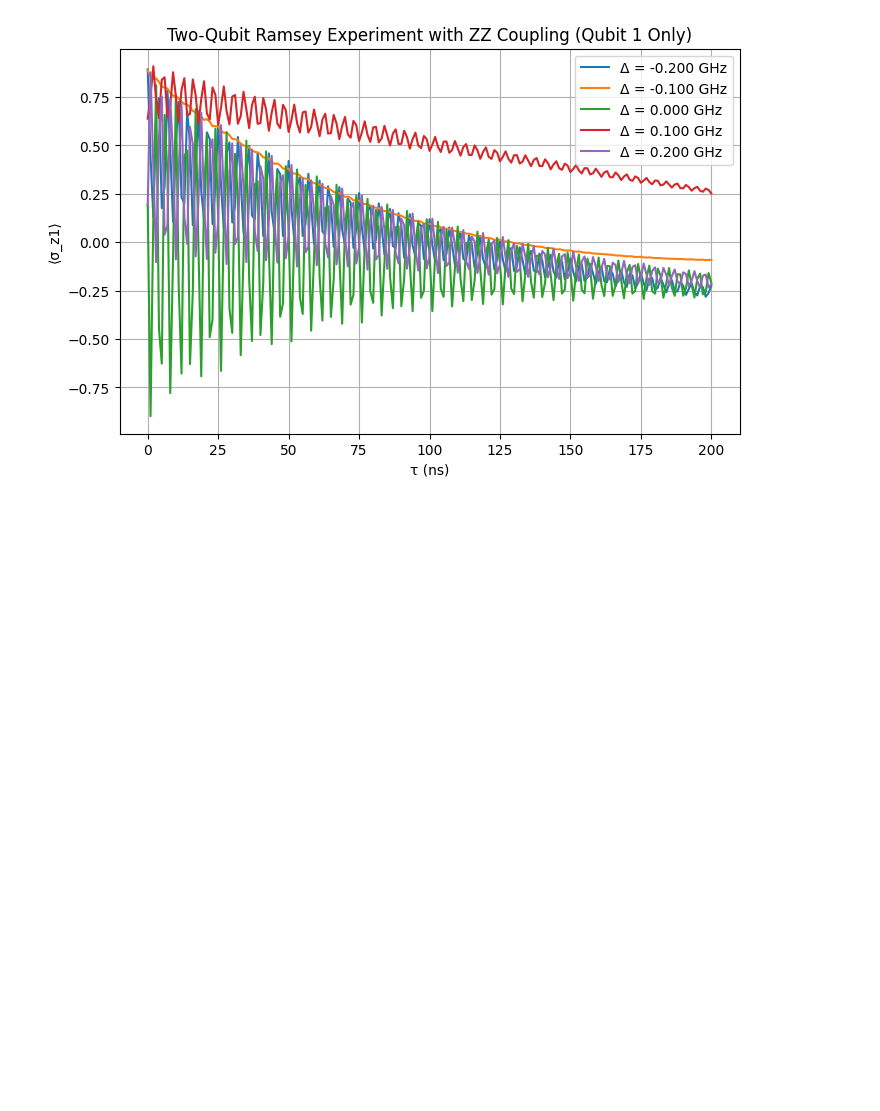
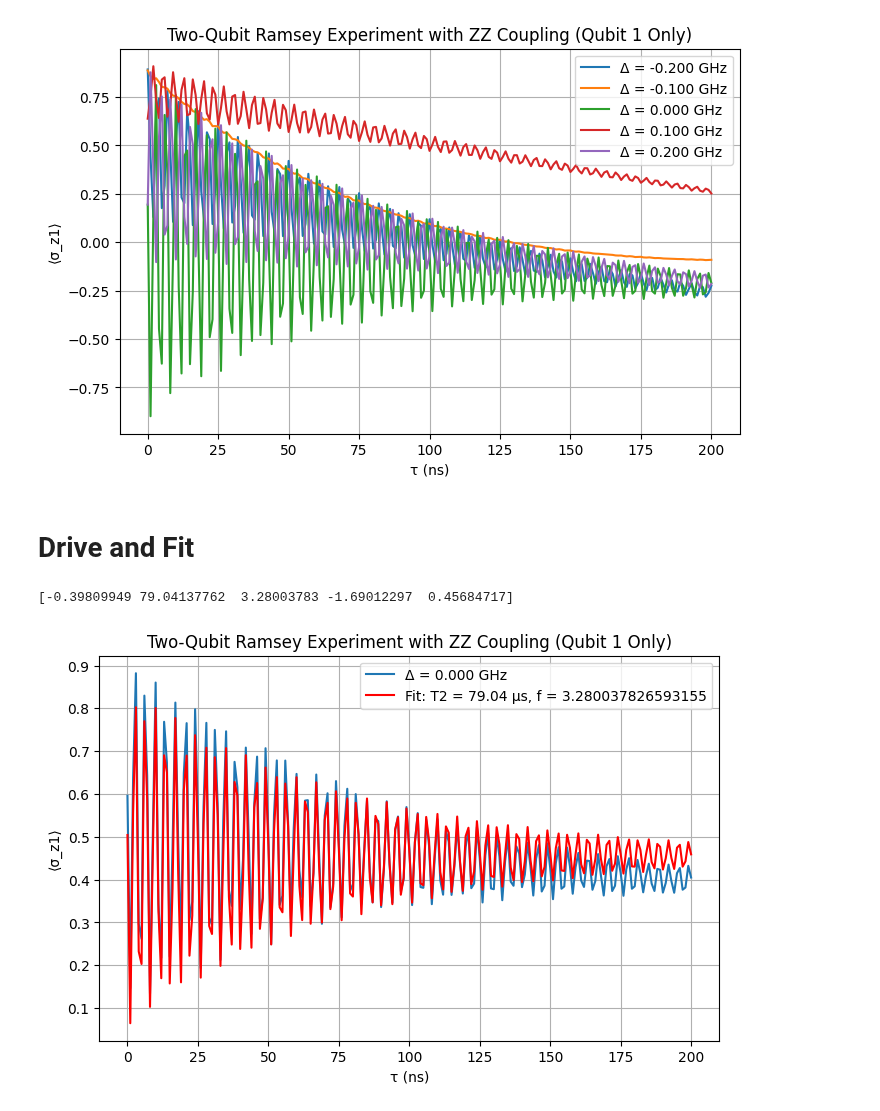
Before and after one commit to jyamaoka/qubit_zz_coupling, a Jupyter notebook: examples/drive_scan.ipynb, the cells around one changed output. Cells and saved outputs as stored; diff of their text form; code cells hidden in the pictures; blank space fills up the shorter version.

```diff
--- a/examples/drive_scan.ipynb
+++ b/examples/drive_scan.ipynb
@@ -75,3 +77,49 @@ plt.grid(True)
 plt.show()
 # %% [output]
 [figure]
+# %% [markdown]
+# Drive and Fit
+# %%
+w_q1 = f2w(SYSTEM_PARAMS["f_q1"])
+
+# Example sweep
+taus      = np.linspace(0, 200, 201)
+t_p = np.pi / (2 * SYSTEM_PARAMS["omega1"])
+
+opts = {"nsteps": 1000000}
+
+def pm(t):
+    return ramsey_expectation_drive_sep(1, t, w_q1, w_q1, t_p, SYSTEM_PARAMS, *setup_operators(SYSTEM_PARAMS), opts=opts)
+
+USE_MP = False
+
+if  USE_MP:
+    vals = list(parallel_map(pm,taus))
+else:
+    vals = [ramsey_expectation_drive_both(tau, w_q1, w_q1, t_p, SYSTEM_PARAMS, *setup_operators(SYSTEM_PARAMS), opts=opts) for tau in taus]
+# %%
+vals_q1 = make_population(np.array([v[0] if isinstance(v, (tuple, list)) else v for v in vals]))
+
+#pop = make_population(np.array(vals_q1))
+
+first_guess = [0.3, SYSTEM_PARAMS["T2"]["q1"], SYSTEM_PARAMS["f_q1"], 0.0, 0.5]
+#fit_par, _ = fit_gauss_ramsey(taus, pop)
+
+fit_par, _ = curve_fit(ramsey, taus, vals_q1, p0=first_guess)
+print(fit_par)
+# %% [output]
+[-0.39809949 79.04137762  3.28003783 -1.69012297  0.45684717]
+# %%
+plt.figure(figsize=(8, 5))
+
+plt.plot(taus, vals_q1, label=f"Δ = {0/(2*np.pi):.3f} GHz")
+plt.plot(taus, ramsey(taus, *fit_par), 'r-',
+            label=f'Fit: T2 = {fit_par[1]:.2f} μs, f = {fit_par[2]}')
+plt.xlabel("τ (ns)")
+plt.ylabel("⟨σ_z1⟩")
+plt.title("Two-Qubit Ramsey Experiment with ZZ Coupling (Qubit 1 Only)")
+plt.legend()
+plt.grid(True)
+plt.show()
+# %% [output]
+[figure, added]
```
Also changed, not shown: parts of 1 cell of this notebook, 2 other files.
